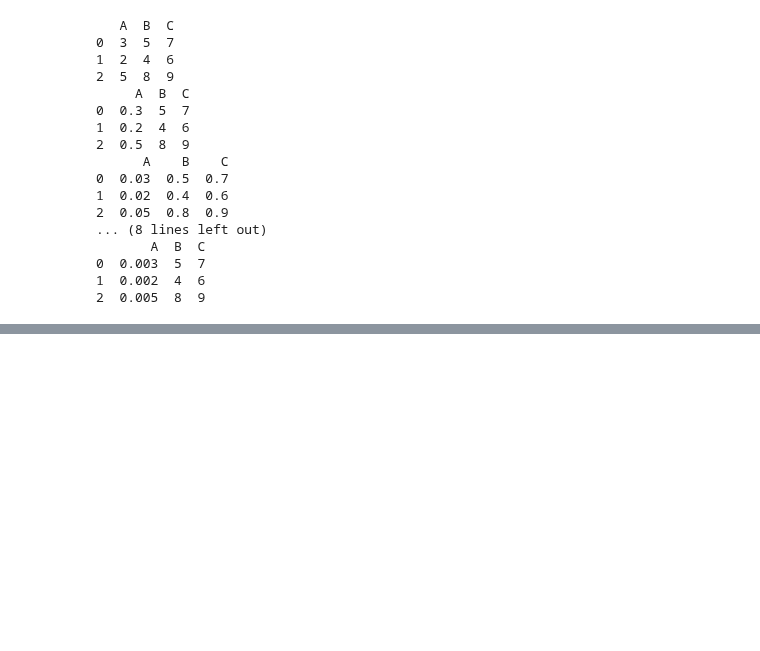
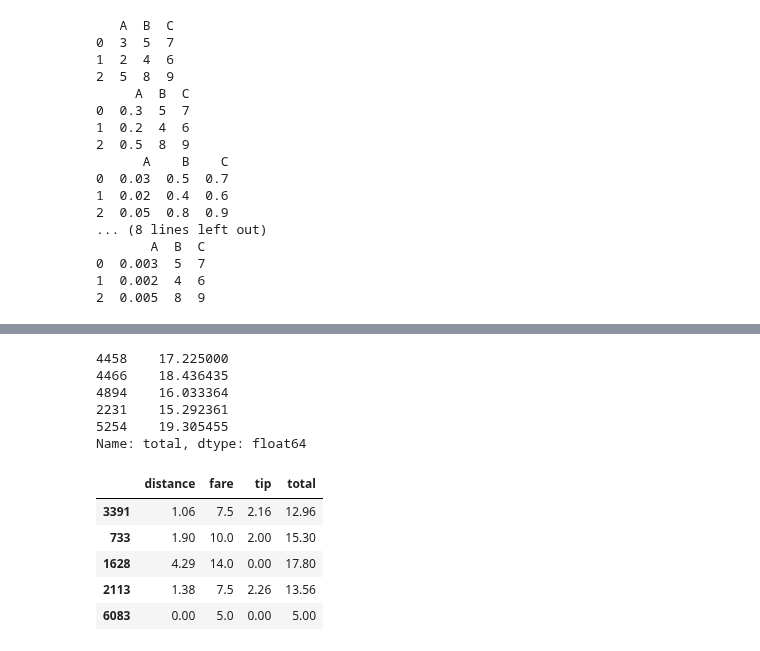
Before and after one commit to gbrs/ipython_notebook_probes, a Jupyter notebook: Probe.ipynb, the cells around one changed output, grey strips where cells are left out. Cells and saved outputs as stored; diff of their text form; code cells hidden in the pictures; blank space fills up the shorter version.

Commit message:
experiment with apply-applymap-map-transform

```diff
--- a/Probe.ipynb
+++ b/Probe.ipynb
@@ -1215,3 +1215,6 @@ print(df)
 0  0.003  5  7
 1  0.002  4  6
 2  0.005  8  9
+# %%
+df = sns.load_dataset('taxis')
+df.head()
@@ -1217,0 +1228,19 @@ print(df)
+# %%
+df.groupby('pickup_zone').total.transform('mean').sample(5)
+# %% [output]
+4458    17.225000
+4466    18.436435
+4894    16.033364
+2231    15.292361
+5254    19.305455
+Name: total, dtype: float64
+# %%
+df = df[['distance', 'fare', 'tip', 'total']]
+df.sample(5)
+# %% [output]
+|  | distance | fare | tip | total |
+| 3391 | 1.06 | 7.5 | 2.16 | 12.96 |
+| 733 | 1.90 | 10.0 | 2.00 | 15.30 |
+| 1628 | 4.29 | 14.0 | 0.00 | 17.80 |
+| 2113 | 1.38 | 7.5 | 2.26 | 13.56 |
+| 6083 | 0.00 | 5.0 | 0.00 | 5.00 |
```
Also changed, not shown: parts of 4 cells of this notebook.
